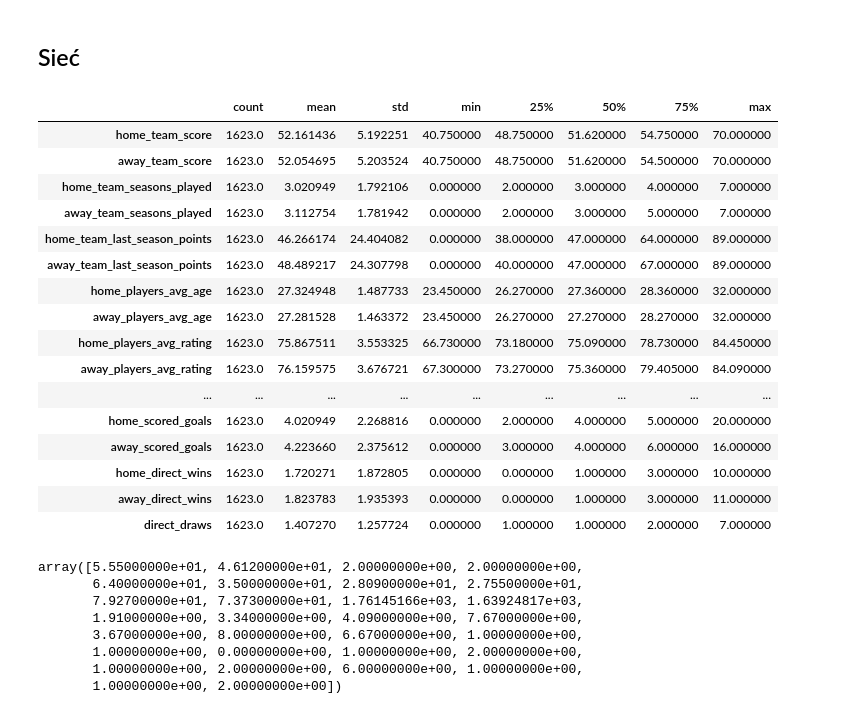
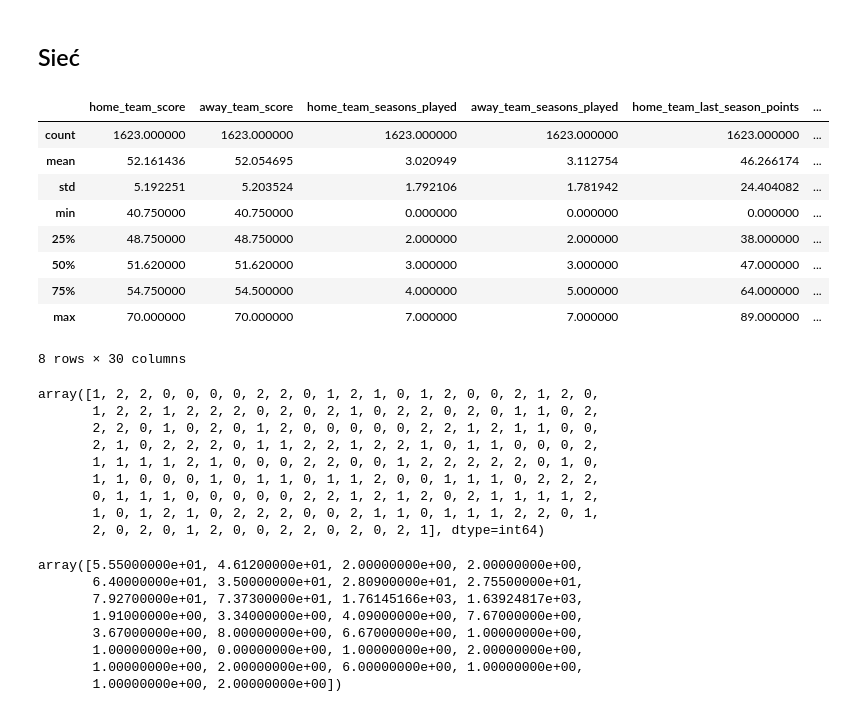
Before and after one commit to Put-EngineeringThesis-soccer-prediction/SoccerMatchPredictor, a Jupyter notebook: ML_algorithm_1/1stApproach.ipynb, the cells around one changed output. Cells and saved outputs as stored; diff of their text form; code cells hidden in the pictures.

```diff
--- a/ML_algorithm_1/1stApproach.ipynb
+++ b/ML_algorithm_1/1stApproach.ipynb
@@ -17,7 +17,7 @@ data_path = os.path.join(working_dir.parent, 'Dane\\')
 # %% [markdown]
 # --------------
 # %%
-all_seasons = pd.read_csv(os.path.join(data_path, 'all_seasons.csv'), index_col=0) #'all_seasons_5.csv'
+all_seasons = pd.read_csv(os.path.join(data_path, 'all_seasons_3.csv'), index_col=0) #'all_seasons_5.csv'
 # %%
 all_seasons['match_date'] = pd.to_datetime(all_seasons['match_date'])
 # %%
@@ -91,4 +91,5 @@ list_of_parameters = ['home_team_score',
                         'away_scored_goals'
                      ]
 # %%
-dataset = prepare_dataset(all_seasons, list_of_parameters, data_path, add_direct = True, avg = 3)
+dataset = prepare_dataset(all_seasons, list_of_parameters, data_path,
+                          add_direct = True, avg = 3, undersample = True, globalCS = False)
@@ -126,26 +138,30 @@ y_test = dataset['y'][len(dataset['y']) * 90 // 100:]
 ## Sieć
 # %%
 train_stats = X_train.describe()
-train_stats = train_stats.transpose()
 train_stats
 # %% [output]
-|  | count | mean | std | min | 25% | 50% | 75% | max |
-| home_team_score | 1623.0 | 52.161436 | 5.192251 | 40.750000 | 48.750000 | 51.620000 | 54.750000 | 70.000000 |
-| away_team_score | 1623.0 | 52.054695 | 5.203524 | 40.750000 | 48.750000 | 51.620000 | 54.500000 | 70.000000 |
-| home_team_seasons_played | 1623.0 | 3.020949 | 1.792106 | 0.000000 | 2.000000 | 3.000000 | 4.000000 | 7.000000 |
-| away_team_seasons_played | 1623.0 | 3.112754 | 1.781942 | 0.000000 | 2.000000 | 3.000000 | 5.000000 | 7.000000 |
-| home_team_last_season_points | 1623.0 | 46.266174 | 24.404082 | 0.000000 | 38.000000 | 47.000000 | 64.000000 | 89.000000 |
-| away_team_last_season_points | 1623.0 | 48.489217 | 24.307798 | 0.000000 | 40.000000 | 47.000000 | 67.000000 | 89.000000 |
-| home_players_avg_age | 1623.0 | 27.324948 | 1.487733 | 23.450000 | 26.270000 | 27.360000 | 28.360000 | 32.000000 |
-| away_players_avg_age | 1623.0 | 27.281528 | 1.463372 | 23.450000 | 26.270000 | 27.270000 | 28.270000 | 32.000000 |
-| home_players_avg_rating | 1623.0 | 75.867511 | 3.553325 | 66.730000 | 73.180000 | 75.090000 | 78.730000 | 84.450000 |
-| away_players_avg_rating | 1623.0 | 76.159575 | 3.676721 | 67.300000 | 73.270000 | 75.360000 | 79.405000 | 84.090000 |
-| ... | ... | ... | ... | ... | ... | ... | ... | ... |
-| home_scored_goals | 1623.0 | 4.020949 | 2.268816 | 0.000000 | 2.000000 | 4.000000 | 5.000000 | 20.000000 |
-| away_scored_goals | 1623.0 | 4.223660 | 2.375612 | 0.000000 | 3.000000 | 4.000000 | 6.000000 | 16.000000 |
-| home_direct_wins | 1623.0 | 1.720271 | 1.872805 | 0.000000 | 0.000000 | 1.000000 | 3.000000 | 10.000000 |
-| away_direct_wins | 1623.0 | 1.823783 | 1.935393 | 0.000000 | 0.000000 | 1.000000 | 3.000000 | 11.000000 |
-| direct_draws | 1623.0 | 1.407270 | 1.257724 | 0.000000 | 1.000000 | 1.000000 | 2.000000 | 7.000000 |
+|  | home_team_score | away_team_score | home_team_seasons_played | away_team_seasons_played | home_team_last_season_points | ... |
+| count | 1623.000000 | 1623.000000 | 1623.000000 | 1623.000000 | 1623.000000 | ... |
+| mean | 52.161436 | 52.054695 | 3.020949 | 3.112754 | 46.266174 | ... |
+| std | 5.192251 | 5.203524 | 1.792106 | 1.781942 | 24.404082 | ... |
+| min | 40.750000 | 40.750000 | 0.000000 | 0.000000 | 0.000000 | ... |
+| 25% | 48.750000 | 48.750000 | 2.000000 | 2.000000 | 38.000000 | ... |
+| 50% | 51.620000 | 51.620000 | 3.000000 | 3.000000 | 47.000000 | ... |
+| 75% | 54.750000 | 54.500000 | 4.000000 | 5.000000 | 64.000000 | ... |
+| max | 70.000000 | 70.000000 | 7.000000 | 7.000000 | 89.000000 | ... |
+8 rows × 30 columns
+# %%
+np.array(y_test)
+# %% [output]
+array([1, 2, 2, 0, 0, 0, 0, 2, 2, 0, 1, 2, 1, 0, 1, 2, 0, 0, 2, 1, 2, 0,
+       1, 2, 2, 1, 2, 2, 2, 0, 2, 0, 2, 1, 0, 2, 2, 0, 2, 0, 1, 1, 0, 2,
+       2, 2, 0, 1, 0, 2, 0, 1, 2, 0, 0, 0, 0, 0, 2, 2, 1, 2, 1, 1, 0, 0,
+       2, 1, 0, 2, 2, 2, 0, 1, 1, 2, 2, 1, 2, 2, 1, 0, 1, 1, 0, 0, 0, 2,
+       1, 1, 1, 1, 2, 1, 0, 0, 0, 2, 2, 0, 0, 1, 2, 2, 2, 2, 2, 0, 1, 0,
+       1, 1, 0, 0, 0, 1, 0, 1, 1, 0, 1, 1, 2, 0, 0, 1, 1, 1, 0, 2, 2, 2,
+       0, 1, 1, 1, 0, 0, 0, 0, 0, 2, 2, 1, 2, 1, 2, 0, 2, 1, 1, 1, 1, 2,
+       1, 0, 1, 2, 1, 0, 2, 2, 2, 0, 0, 2, 1, 1, 0, 1, 1, 1, 2, 2, 0, 1,
+       2, 0, 2, 0, 1, 2, 0, 0, 2, 2, 0, 2, 0, 2, 1], dtype=int64)
 # %%
 def norm(x):
     return np.array((x - train_stats['mean']) / train_stats['std'])
```
Also changed, not shown: parts of 14 cells of this notebook, 8 other files.
